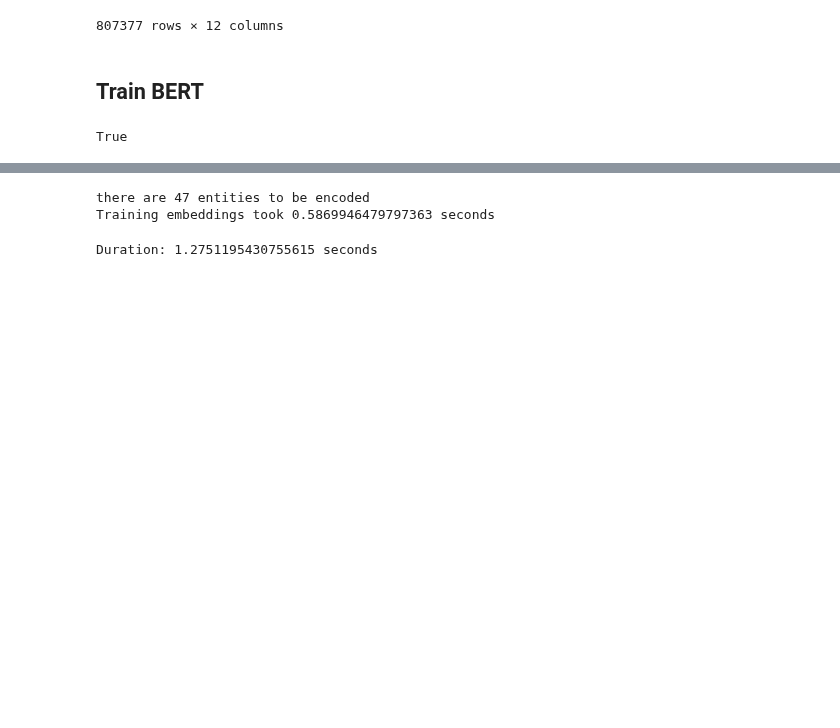
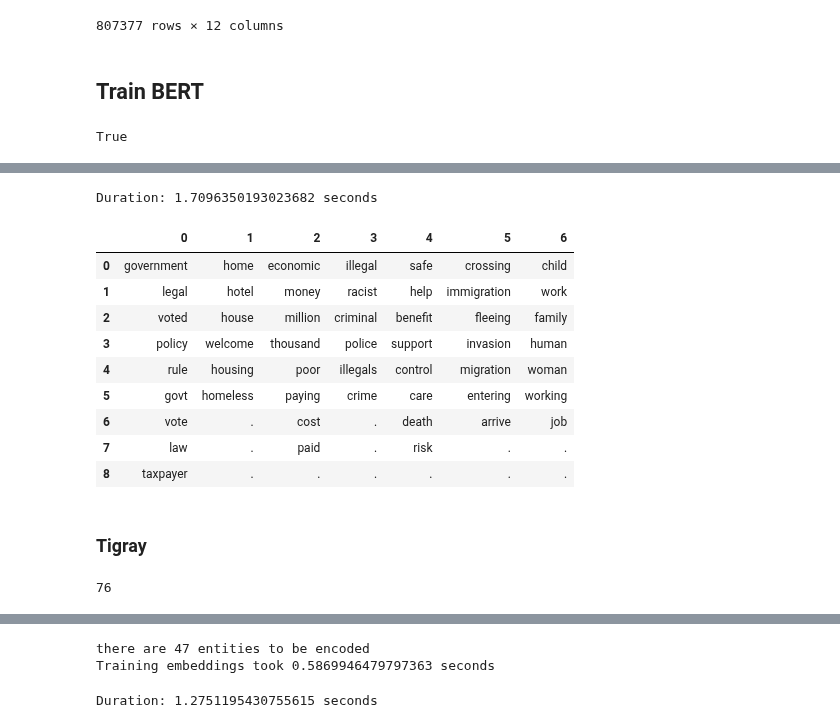
Before and after one commit to janiwo/refugee_project, a Jupyter notebook: Code/06c Frame identification.ipynb, the cells around one changed output, grey strips where cells are left out. Cells and saved outputs as stored; diff of their text form; code cells hidden in the pictures; blank space fills up the shorter version.

```diff
--- a/Code/06c Frame identification.ipynb
+++ b/Code/06c Frame identification.ipynb
@@ -768,0 +859,2 @@ new_ne_list = [word for word in ne_list if word in most_frequent_words]
+# %%
+channel_embeddings = embed_words(most_frequent_words_channel)
@@ -768,0 +864,22 @@ new_ne_list = [word for word in ne_list if word in most_frequent_words]
+# %%
+start = time()
+reduced_embedding_channel = umap.UMAP(random_state=42,
+                                     n_components=3,
+                                     min_dist=0.1,
+                                     n_neighbors = 10).fit_transform(channel_embeddings)
+print(f'Duration: {time() - start} seconds')
+# %% [output]
+Duration: 1.7096350193023682 seconds
+# %%
+create_frames(reduced_embedding_channel,-2,most_frequent_words_channel)
+# %% [output]
+|  | 0 | 1 | 2 | 3 | 4 | 5 | 6 |
+| 0 | government | home | economic | illegal | safe | crossing | child |
+| 1 | legal | hotel | money | racist | help | immigration | work |
+| 2 | voted | house | million | criminal | benefit | fleeing | family |
+| 3 | policy | welcome | thousand | police | support | invasion | human |
+| 4 | rule | housing | poor | illegals | control | migration | woman |
+| 5 | govt | homeless | paying | crime | care | entering | working |
+| 6 | vote | . | cost | . | death | arrive | job |
+| 7 | law | . | paid | . | risk | . | . |
+| 8 | taxpayer | . | . | . | . | . | . |
@@ -768,0 +896,6 @@ new_ne_list = [word for word in ne_list if word in most_frequent_words]
+# %% [markdown]
+### Tigray
+# %%
+len(most_frequent_words_tigray)
+# %% [output]
+76
```
Also changed, not shown: parts of 37 cells of this notebook.
